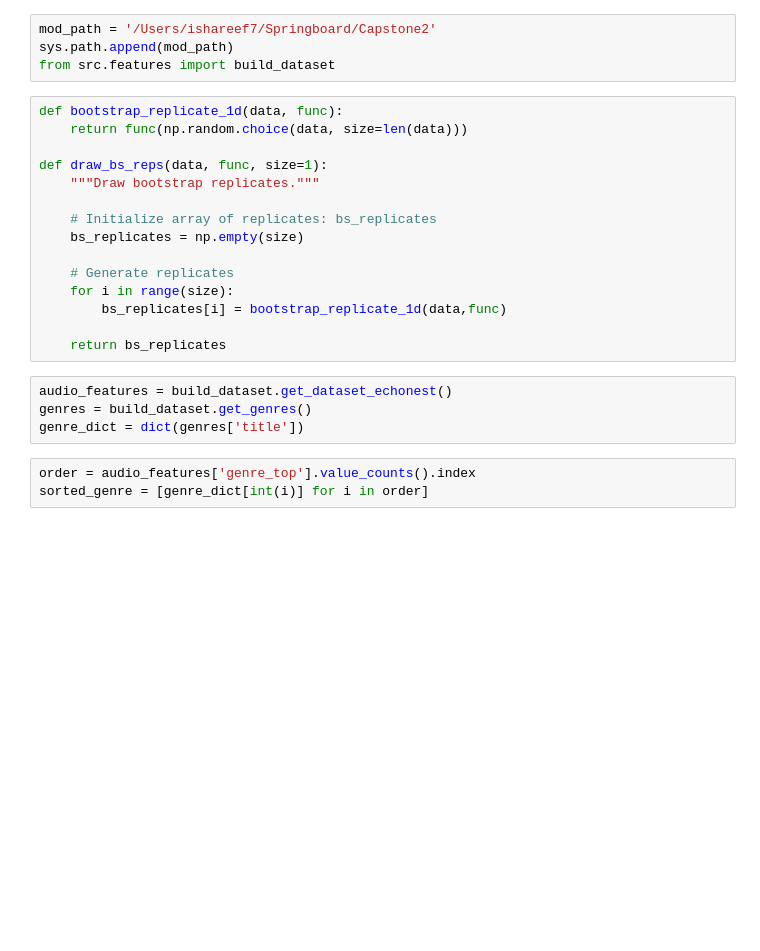
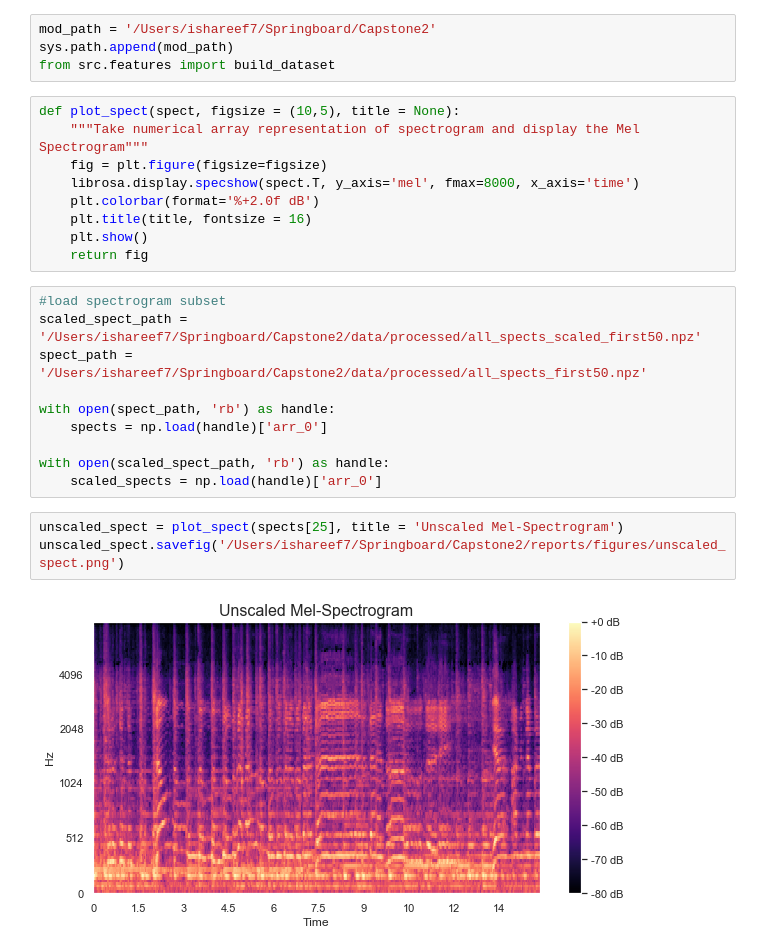
Before and after one commit to ishareef7/Springboard, a Jupyter notebook: Capstone2/notebooks/EDA.ipynb, the cells around one changed output. Cells and saved outputs as stored; diff of their text form; blank space fills up the shorter version.

```diff
--- a/Capstone2/notebooks/EDA.ipynb
+++ b/Capstone2/notebooks/EDA.ipynb
@@ -13,25 +15,27 @@ sns.set(palette = 'muted', style = 'darkgrid')
 mod_path = '/Users/ishareef7/Springboard/Capstone2'
 sys.path.append(mod_path)
 from src.features import build_dataset
-# %%
-def bootstrap_replicate_1d(data, func):
-    return func(np.random.choice(data, size=len(data)))
-
-def draw_bs_reps(data, func, size=1):
-    """Draw bootstrap replicates."""
-
-    # Initialize array of replicates: bs_replicates
-    bs_replicates = np.empty(size)
-
-    # Generate replicates
-    for i in range(size):
-        bs_replicates[i] = bootstrap_replicate_1d(data,func)
-
-    return bs_replicates
-# %%
-audio_features = build_dataset.get_dataset_echonest()
-genres = build_dataset.get_genres()
-genre_dict = dict(genres['title'])
-# %%
-order = audio_features['genre_top'].value_counts().index
-sorted_genre = [genre_dict[int(i)] for i in order]
+# %%
+def plot_spect(spect, figsize = (10,5), title = None):
+    """Take numerical array representation of spectrogram and display the Mel Spectrogram"""
+    fig = plt.figure(figsize=figsize)
+    librosa.display.specshow(spect.T, y_axis='mel', fmax=8000, x_axis='time')
+    plt.colorbar(format='%+2.0f dB')
+    plt.title(title, fontsize = 16)
+    plt.show()
+    return fig
+# %%
+#load spectrogram subset
+scaled_spect_path = '/Users/ishareef7/Springboard/Capstone2/data/processed/all_spects_scaled_first50.npz'
+spect_path = '/Users/ishareef7/Springboard/Capstone2/data/processed/all_spects_first50.npz'
+
+with open(spect_path, 'rb') as handle:
+    spects = np.load(handle)['arr_0']
+
+with open(scaled_spect_path, 'rb') as handle:
+    scaled_spects = np.load(handle)['arr_0']
+# %%
+unscaled_spect = plot_spect(spects[25], title = 'Unscaled Mel-Spectrogram')
+unscaled_spect.savefig('/Users/ishareef7/Springboard/Capstone2/reports/figures/unscaled_spect.png')
+# %% [output]
+[figure, added]
```
Also changed, not shown: parts of 24 cells of this notebook, 37 other files.
